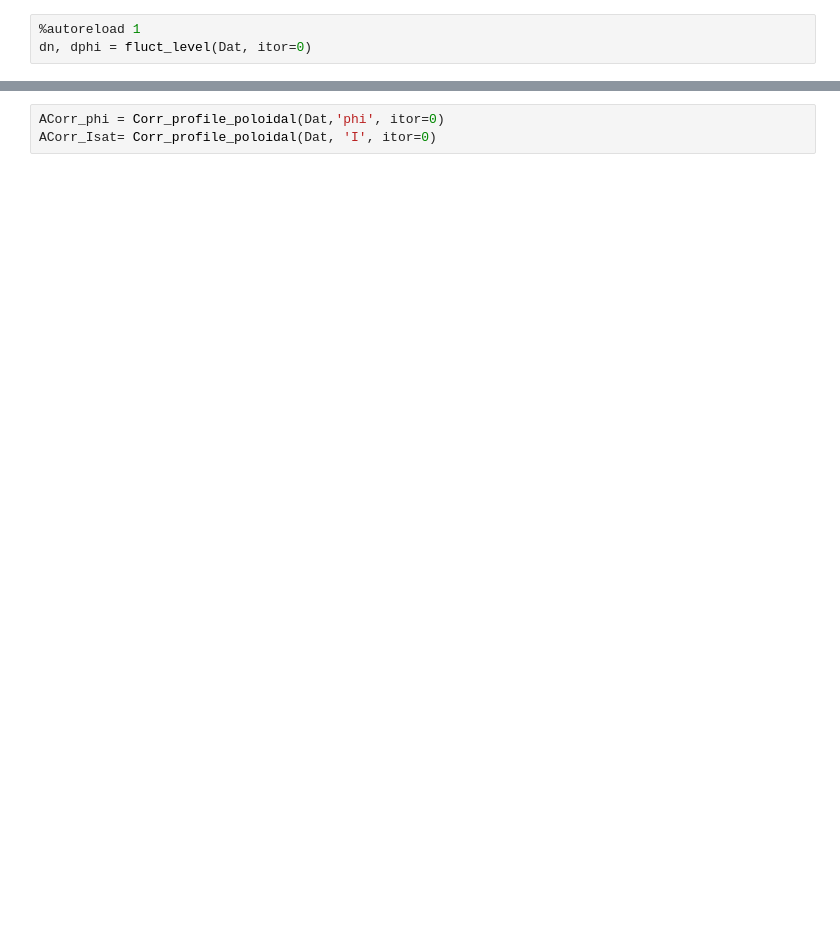
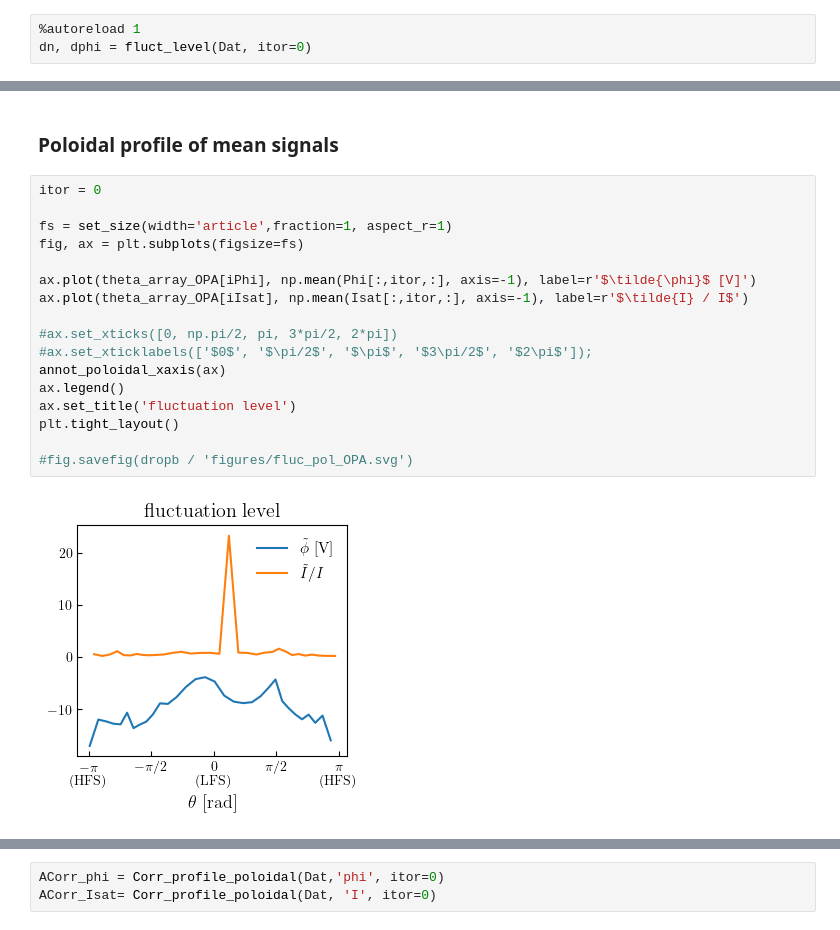
Before and after one commit to SaschaRienaecker/TJ-K, a Jupyter notebook: notebooks/poloidal_sascha.ipynb, the cells around one changed output, grey strips where cells are left out. Drawn from its saved outputs; the diff is of its cells as text; blank space fills up the shorter version.

```diff
--- a/notebooks/poloidal_sascha.ipynb
+++ b/notebooks/poloidal_sascha.ipynb
@@ -76,0 +82,21 @@ plt.tight_layout()
+# %% [markdown]
+### Poloidal profile of mean signals
+# %%
+itor = 0
+
+fs = set_size(width='article',fraction=1, aspect_r=1)
+fig, ax = plt.subplots(figsize=fs)
+
+ax.plot(theta_array_OPA[iPhi], np.mean(Phi[:,itor,:], axis=-1), label=r'$\tilde{\phi}$ [V]')
+ax.plot(theta_array_OPA[iIsat], np.mean(Isat[:,itor,:], axis=-1), label=r'$\tilde{I} / I$')
+
+#ax.set_xticks([0, np.pi/2, pi, 3*pi/2, 2*pi])
+#ax.set_xticklabels(['$0$', '$\pi/2$', '$\pi$', '$3\pi/2$', '$2\pi$']);
+annot_poloidal_xaxis(ax)
+ax.legend()
+ax.set_title('fluctuation level')
+plt.tight_layout()
+
+#fig.savefig(dropb / 'figures/fluc_pol_OPA.svg')
+# %% [output]
+[figure, added]
```
Also changed, not shown: parts of 21 cells of this notebook.
